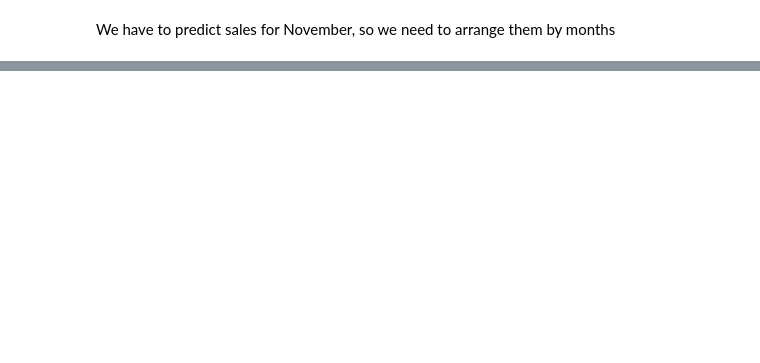
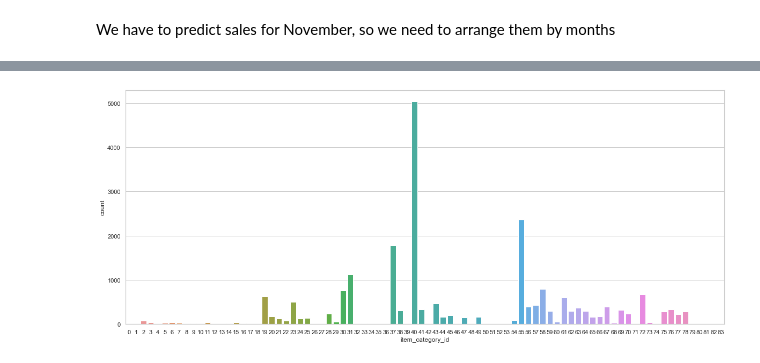
Before and after one commit to adriancervero/kaggle, a Jupyter notebook: predict-future-sales/predict-future-sales.ipynb, the cells around one changed output, grey strips where cells are left out. Drawn from its saved outputs; the diff is of its cells as text; code cells hidden in the pictures; blank space fills up the shorter version.

```diff
--- a/predict-future-sales/predict-future-sales.ipynb
+++ b/predict-future-sales/predict-future-sales.ipynb
@@ -9,6 +9,9 @@ import pandas as pd
 import numpy as np
 import matplotlib.pyplot as plt
 import seaborn as sns
+# %%
+sns.set_context('notebook')
+sns.set_style('whitegrid')
 # %% [markdown]
 ### Load data
 # %%
@@ -124,0 +97,5 @@ Dataset has 8 features
+# %%
+plt.figure(figsize=(20,8))
+sns.countplot(items['item_category_id'].sort_values());
+# %% [output]
+[figure, added]
```
Also changed, not shown: parts of 28 cells of this notebook.
